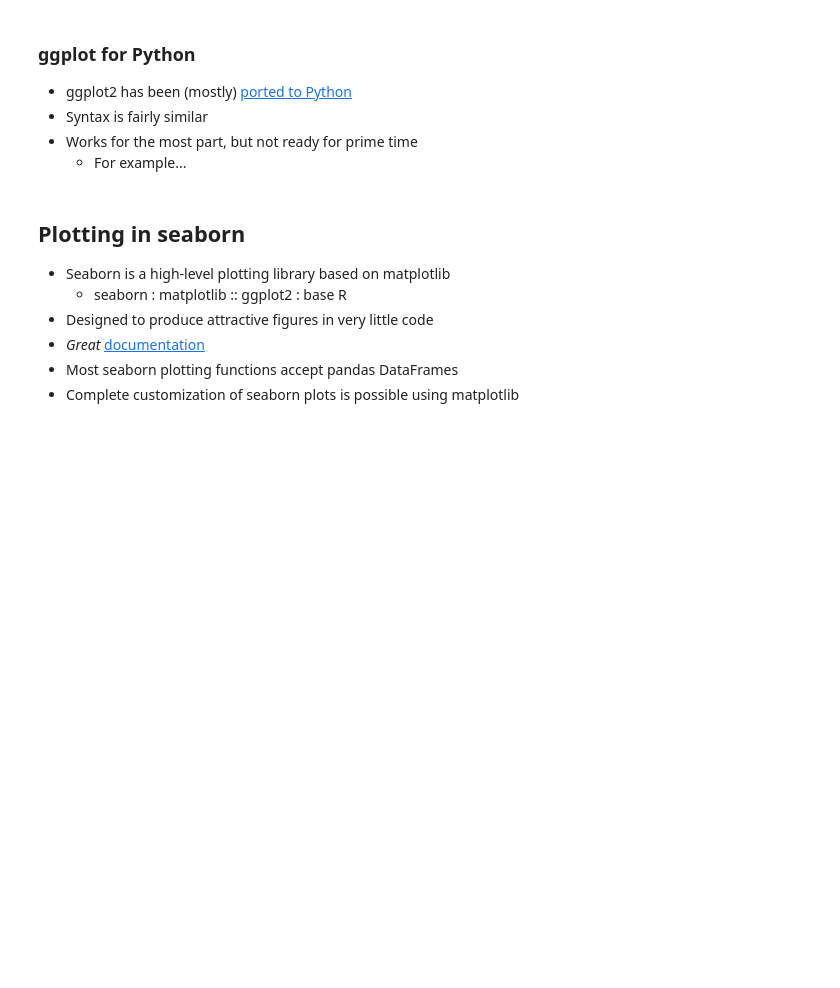
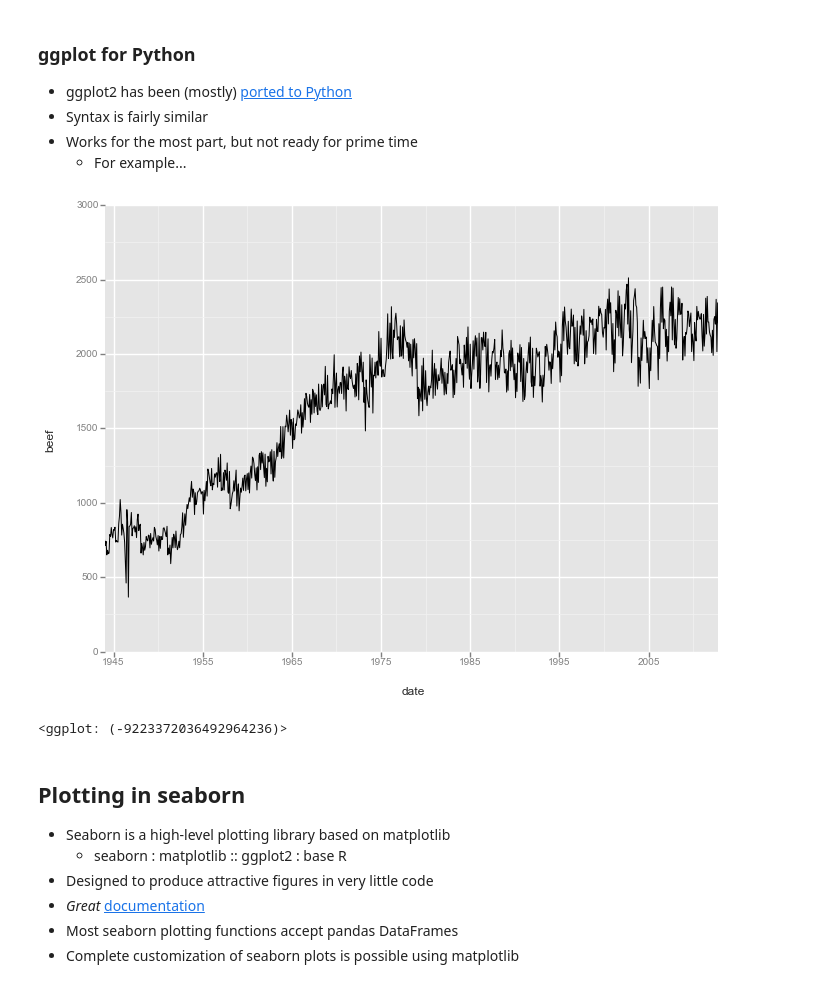
Before and after one commit to tyarkoni/SSI2016, a Jupyter notebook: notebooks/Day 3 - Exploring and analyzing data in Python.ipynb, the cells around one changed output. Drawn from its saved outputs; the diff is of its cells as text; code cells hidden in the pictures; blank space fills up the shorter version.

```diff
--- a/notebooks/Day 3 - Exploring and analyzing data in Python.ipynb
+++ b/notebooks/Day 3 - Exploring and analyzing data in Python.ipynb
@@ -220,10 +327,11 @@ plt.gcf().set_size_inches((15, 5))
 # %%
 # This is the example on ggplot's front page
 from ggplot import ggplot, aes, meat, geom_line, stat_smooth
 
-ggplot(aes(x='date', y='beef'), data=meat) + \
-    geom_line() + \
-    stat_smooth(colour='blue', span=0.2)
+ggplot(aes(x='date', y='beef'), data=meat) + geom_line() #+ stat_smooth(colour='blue', span=0.2)
+# %% [output]
+[figure, added]
+<ggplot: (-9223372036492964236)>
 # %% [markdown]
 ## Plotting in seaborn
 * Seaborn is a high-level plotting library based on matplotlib
```
Also changed, not shown: parts of 33 cells of this notebook, 3 other files.
